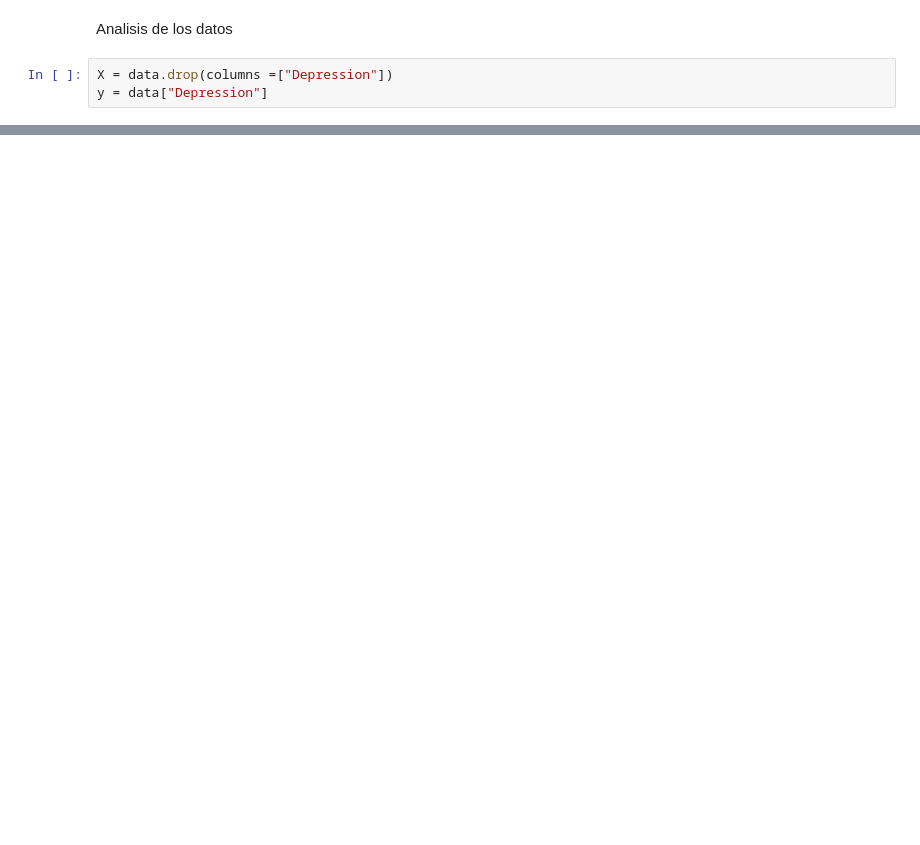
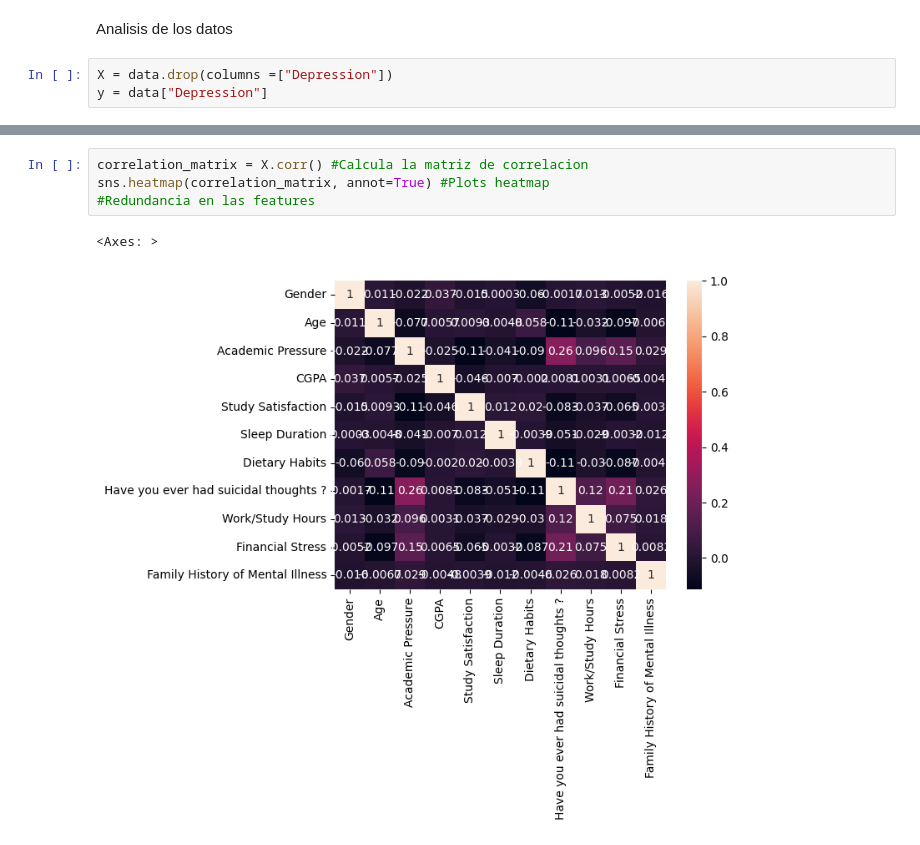
Before and after one commit to seba-art/proyecto1, a Jupyter notebook: prueba.ipynb, the cells around one changed output, grey strips where cells are left out. Drawn from its saved outputs; the diff is of its cells as text; blank space fills up the shorter version.

```diff
--- a/prueba.ipynb
+++ b/prueba.ipynb
@@ -196,0 +228,7 @@ ValueError: could not convert string to float: '5-6 hours'
+# %%
+correlation_matrix = X.corr() #Calcula la matriz de correlacion
+sns.heatmap(correlation_matrix, annot=True) #Plots heatmap
+#Redundancia en las features
+# %% [output]
+<Axes: >
+[figure, added]
```
Also changed, not shown: parts of 33 cells of this notebook.
